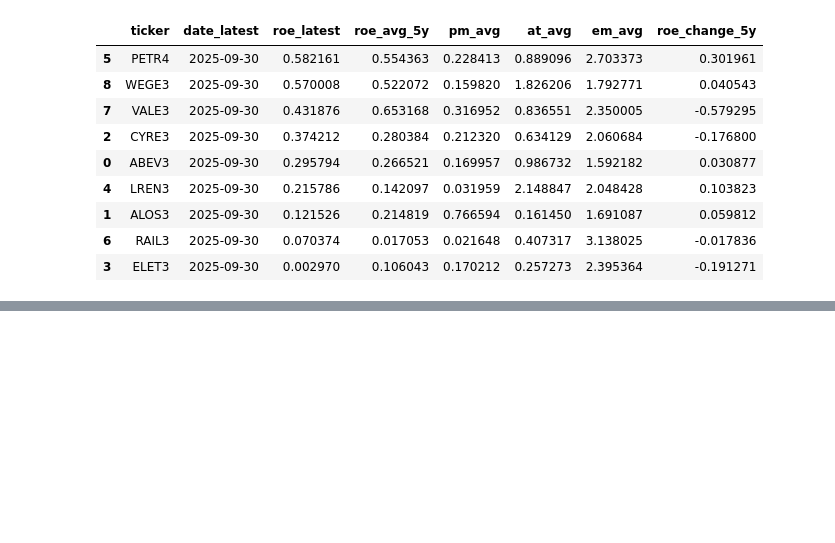
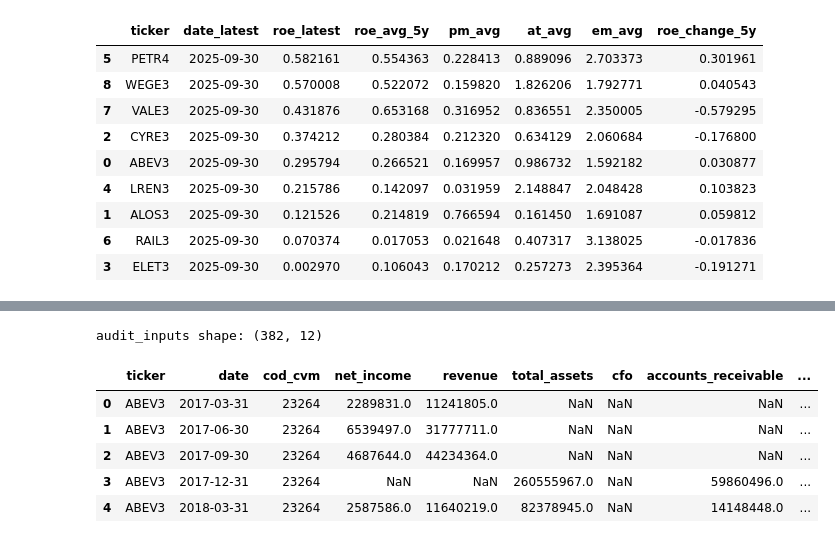
Before and after one commit to manoelbarroso-python-finance/DuPont---Brinson-Where-Did-Alpha-Come-From-, a Jupyter notebook: notebooks/data/01_project_overview.ipynb, the cells around one changed output, grey strips where cells are left out. Cells and saved outputs as stored; diff of their text form; code cells hidden in the pictures; blank space fills up the shorter version.

```diff
--- a/notebooks/data/01_project_overview.ipynb
+++ b/notebooks/data/01_project_overview.ipynb
@@ -1620,0 +2136,19 @@ display(bot3)
+# %%
+import zipfile
+import pandas as pd
+
+CVM_DIR = Path("data/cvm_raw")
+zips = sorted(CVM_DIR.glob("*.zip"))
+
+if not zips:
+    raise FileNotFoundError("No CVM zip files found in data/cvm_raw/")
+
+# Inspect a couple of zips to learn member names
+sample = zips[-1]  # most recent
+with zipfile.ZipFile(sample) as zf:
+    members = zf.namelist()
+
+print(f"Sample zip: {sample.name}")
+print("Top candidate statement files in this zip:")
+cands = [m for m in members if any(k in m.lower() for k in ["dre", "bpa", "bpp", "dfc"])]
+print("\n".join(cands[:80]))
@@ -1620,0 +2265,8 @@ display(bot3)
+# %%
+# Universe CVM codes
+universe_cvm_codes = universe_map["cod_cvm"].dropna().astype(int).tolist()
+
+dre = load_cvm_statement_from_cache("dre")
+bpa = load_cvm_statement_from_cache("bpa")
+bpp = load_cvm_statement_from_cache("bpp")
+dfc = load_cvm_statement_from_cache("dfc")  # keyword might need adjustment after Step 1
@@ -1620,0 +2342,23 @@ display(bot3)
+# %%
+# Base: use fund_clean for ticker/date + cod_cvm
+base = fund_clean[["ticker", "date", "cod_cvm", "net_income", "revenue", "total_assets"]].copy()
+base["cod_cvm"] = base["cod_cvm"].astype(int)
+base["date"] = pd.to_datetime(base["date"])
+
+audit_inputs = base.merge(cfo, on=["cod_cvm", "date"], how="left") \
+                   .merge(ar,  on=["cod_cvm", "date"], how="left") \
+                   .merge(debt,on=["cod_cvm", "date"], how="left") \
+                   .merge(sga, on=["cod_cvm", "date"], how="left") \
+                   .merge(dep, on=["cod_cvm", "date"], how="left") \
+                   .merge(cogs,on=["cod_cvm", "date"], how="left")
+
+print("audit_inputs shape:", audit_inputs.shape)
+display(audit_inputs.head(5))
+# %% [output]
+audit_inputs shape: (382, 12)
+|  | ticker | date | cod_cvm | net_income | revenue | total_assets | cfo | accounts_receivable | ... |
+| 0 | ABEV3 | 2017-03-31 | 23264 | 2289831.0 | 11241805.0 | NaN | NaN | NaN | ... |
+| 1 | ABEV3 | 2017-06-30 | 23264 | 6539497.0 | 31777711.0 | NaN | NaN | NaN | ... |
+| 2 | ABEV3 | 2017-09-30 | 23264 | 4687644.0 | 44234364.0 | NaN | NaN | NaN | ... |
+| 3 | ABEV3 | 2017-12-31 | 23264 | NaN | NaN | 260555967.0 | NaN | 59860496.0 | ... |
+| 4 | ABEV3 | 2018-03-31 | 23264 | 2587586.0 | 11640219.0 | 82378945.0 | NaN | 14148448.0 | ... |
```
Also changed, not shown: parts of 51 cells of this notebook.
